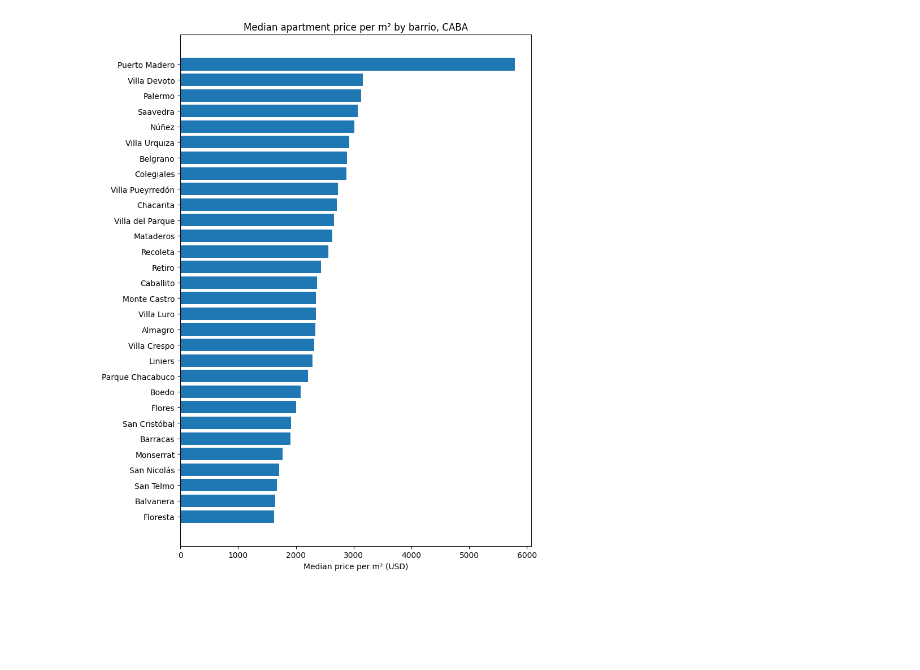
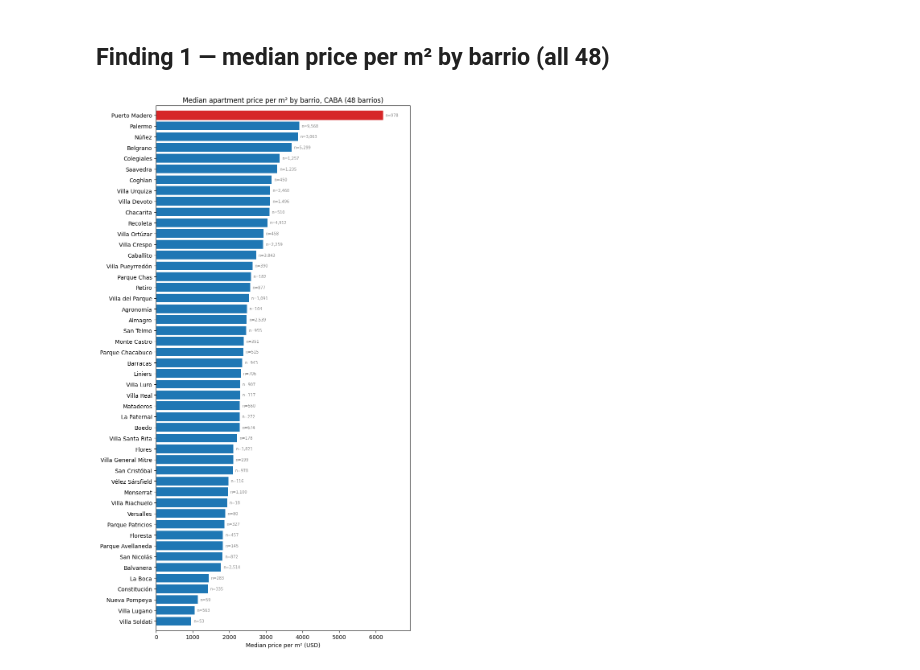
Before and after one commit to morales-ignacio/buenos-aires-real-estate, a Jupyter notebook: report/make_figures.ipynb, the cells around one changed output. Saved outputs shown, nothing was run; the diff lists cells and outputs as text; code cells hidden in the pictures; blank space fills up the shorter version.

Commit message:
update analysis and report with 59k listings

```diff
--- a/report/make_figures.ipynb
+++ b/report/make_figures.ipynb
@@ -31,0 +7,18 @@ df = pd.read_sql("""
+# %%
+import pandas as pd
+import matplotlib.pyplot as plt
+
+MIN_N = 10
+listings = pd.read_csv("../data/listings.csv")
+
+df = (listings.groupby("neighborhood")
+        .agg(n=("price", "size"),
+             median_usd_m2=("price_per_m2", "median"),
+             median_price=("price", "median"),
+             median_m2=("covered_m2", "median"))
+        .round(0)
+        .query("n >= @MIN_N")
+        .sort_values("median_usd_m2", ascending=False)
+        .reset_index())
+print(f"{len(listings):,} listings, {len(df)} barrios")
+df.head(8)
@@ -32,16 +36,21 @@ df = pd.read_sql("""
+# %% [markdown]
+## Finding 1 — median price per m² by barrio (all 48)
 # %%
-df_sorted = df.sort_values("median_usd_m2", ascending = True)
+df_sorted = df.sort_values("median_usd_m2", ascending=True)
 
-fig, ax = plt.subplots(figsize =(8, 10))
-
-ax.barh(df_sorted["neighborhood"], df_sorted["median_usd_m2"])
+fig, ax = plt.subplots(figsize=(8, 14))
+bars = ax.barh(df_sorted["neighborhood"], df_sorted["median_usd_m2"])
+bars[-1].set_color("tab:red")   # Puerto Madero
+for bar, n in zip(bars, df_sorted["n"]):
+    ax.text(bar.get_width() + 60, bar.get_y() + bar.get_height() / 2, f"n={n:,}",
+            va="center", fontsize=7, color="grey")
 
 ax.set_xlabel("Median price per m² (USD)")
-ax.set_title("Median apartment price per m² by barrio, CABA")
-
+ax.set_title(f"Median apartment price per m² by barrio, CABA ({len(df)} barrios)")
+ax.margins(y=0.01)
+ax.set_xlim(0, df_sorted["median_usd_m2"].max() * 1.12)
 plt.tight_layout()
 fig.savefig("charts/price_per_m2_by_barrio.png", dpi=150, bbox_inches="tight")
-
 plt.show()
 # %% [output]
-[figure, old version]
+[figure, new version]
```
Also changed, not shown: parts of 10 cells of this notebook, 5 other files.
